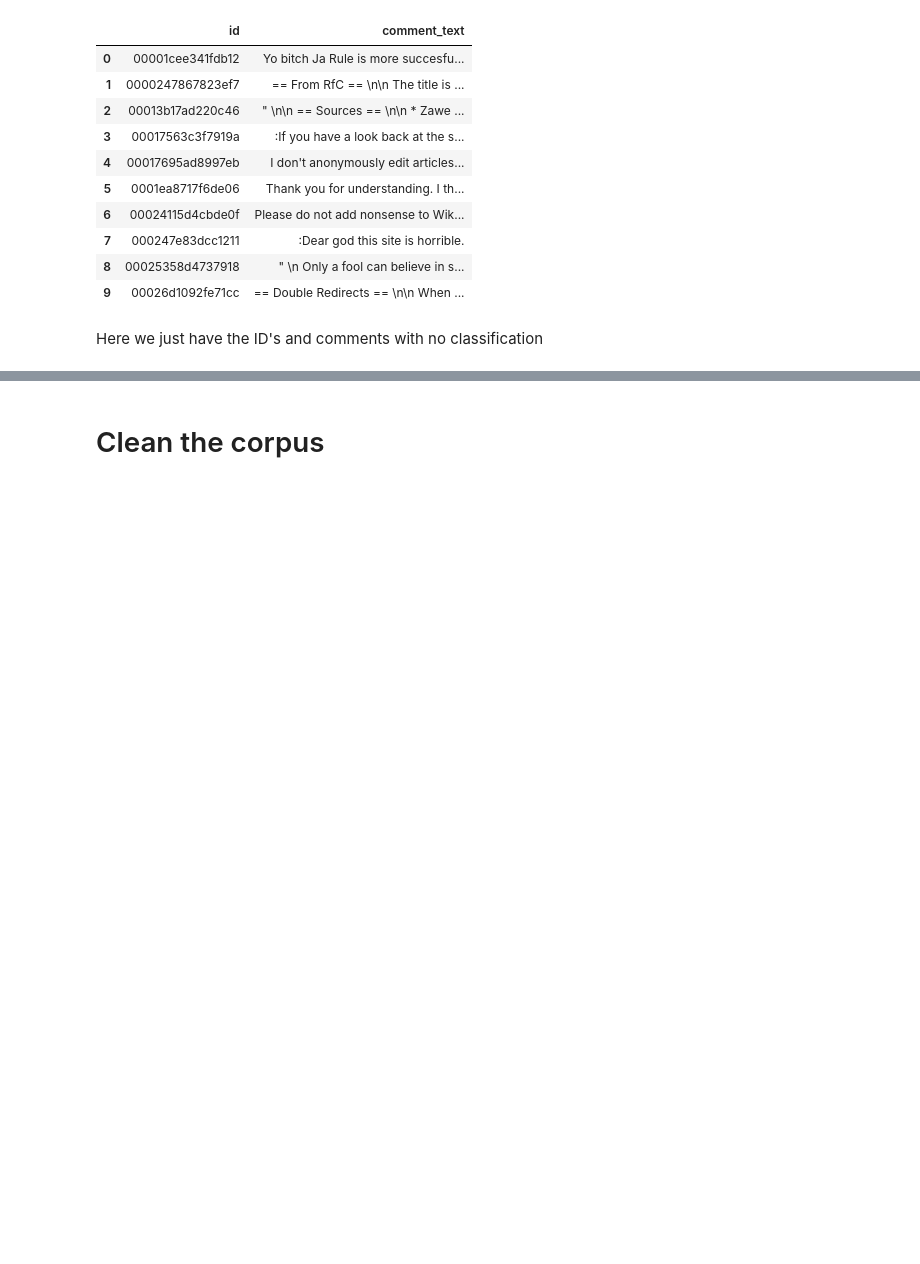
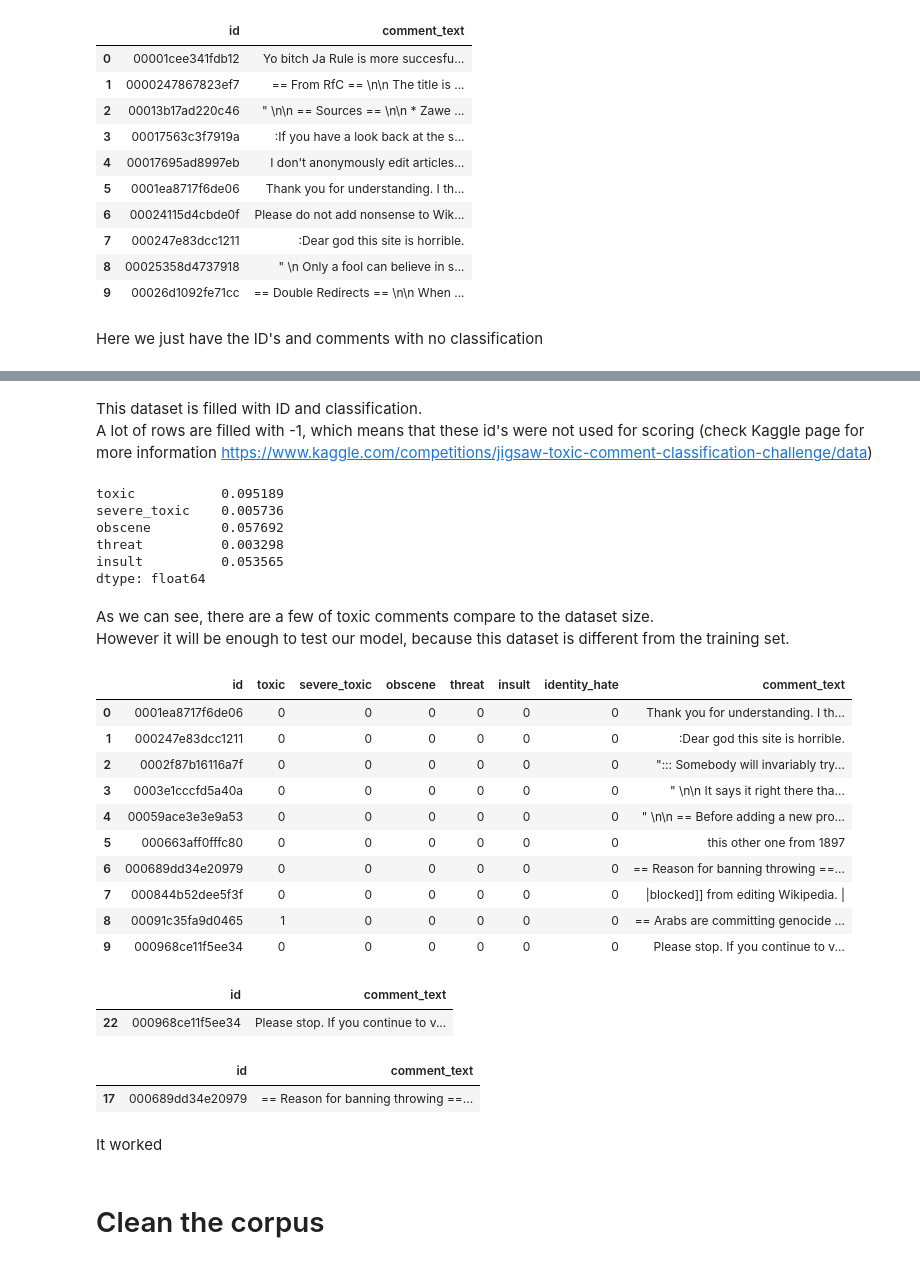
Before and after one commit to jeremyarancio/Toxic_Comments_Classification, a Jupyter notebook: Notebook.ipynb, the cells around one changed output, grey strips where cells are left out. Cells and saved outputs as stored; diff of their text form; code cells hidden in the pictures; blank space fills up the shorter version.

Commit message:
Test_dataset used to verify accuracy of the model
Modification and conclusions have been made.

```diff
--- a/Notebook.ipynb
+++ b/Notebook.ipynb
@@ -52,6 +54,7 @@ labeling, the test set contains some comments which are not included in scoring.
 # %%
 train_data = pd.read_csv("Data/train.csv")
 test_data = pd.read_csv('Data/test.csv')
+test_label_data = pd.read_csv('Data/test_labels.csv')
 # %%
 train_data.info()
 # %% [output]
@@ -144,3 +161,56 @@ Here we just have the ID's and comments with no classification
+# %% [markdown]
+This dataset is filled with ID and classification.
+A lot of rows are filled with -1, which means that these id's were not used for scoring (check Kaggle page for more information https://www.kaggle.com/competitions/jigsaw-toxic-comment-classification-challenge/data)
+# %%
+# We are going to use this dataset to define the accuracy of our models
+test_label_data = test_label_data.loc[test_label_data['toxic']!=-1]
+# %%
+# Let's calculate the % of toxic comments
+test_label_data.iloc[:,1:-1].sum(axis=0) / test_label_data.shape[0]
+# %% [output]
+toxic           0.095189
+severe_toxic    0.005736
+obscene         0.057692
+threat          0.003298
+insult          0.053565
+dtype: float64
+# %% [markdown]
+As we can see, there are a few of toxic comments compare to the dataset size.
+However it will be enough to test our model, because this dataset is different from the training set.
+# %%
+# Let's group comments and classification with ID's
+test = test_label_data.merge(test_data, on='id', how="inner")
+test.head(10)
+# %% [output]
+|  | id | toxic | severe_toxic | obscene | threat | insult | identity_hate | comment_text |
+| 0 | 0001ea8717f6de06 | 0 | 0 | 0 | 0 | 0 | 0 | Thank you for understanding. I th... |
+| 1 | 000247e83dcc1211 | 0 | 0 | 0 | 0 | 0 | 0 | :Dear god this site is horrible. |
+| 2 | 0002f87b16116a7f | 0 | 0 | 0 | 0 | 0 | 0 | "::: Somebody will invariably try... |
+| 3 | 0003e1cccfd5a40a | 0 | 0 | 0 | 0 | 0 | 0 | " \n\n It says it right there tha... |
+| 4 | 00059ace3e3e9a53 | 0 | 0 | 0 | 0 | 0 | 0 | " \n\n == Before adding a new pro... |
+| 5 | 000663aff0fffc80 | 0 | 0 | 0 | 0 | 0 | 0 | this other one from 1897 |
+| 6 | 000689dd34e20979 | 0 | 0 | 0 | 0 | 0 | 0 | == Reason for banning throwing ==... |
+| 7 | 000844b52dee5f3f | 0 | 0 | 0 | 0 | 0 | 0 | |blocked]] from editing Wikipedia. | |
+| 8 | 00091c35fa9d0465 | 1 | 0 | 0 | 0 | 0 | 0 | == Arabs are committing genocide ... |
+| 9 | 000968ce11f5ee34 | 0 | 0 | 0 | 0 | 0 | 0 | Please stop. If you continue to v... |
+# %%
+# Check if it worked
+# We take id's from test df and we check comments in test_data
+id = "000968ce11f5ee34"
+test_data.loc[test_data["id"] == id]
+# %% [output]
+|  | id | comment_text |
+| 22 | 000968ce11f5ee34 | Please stop. If you continue to v... |
+# %%
+# Check if it worked
+# We take id's from test df and we check comments in test_data
+id = "000689dd34e20979"
+test_data.loc[test_data["id"] == id]
+# %% [output]
+|  | id | comment_text |
+| 17 | 000689dd34e20979 | == Reason for banning throwing ==... |
+# %% [markdown]
+It worked
 # %% [markdown]
 # Clean the corpus
 # %%
```
Also changed, not shown: parts of 39 cells of this notebook.
